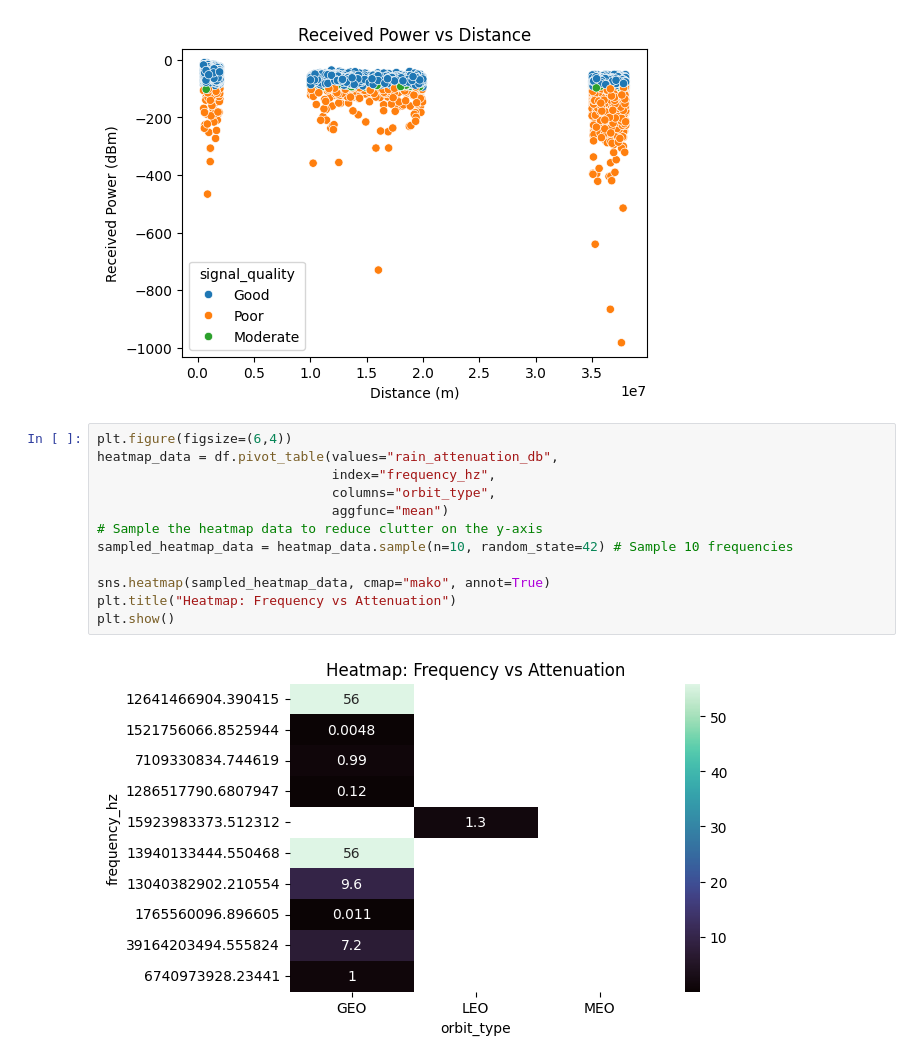
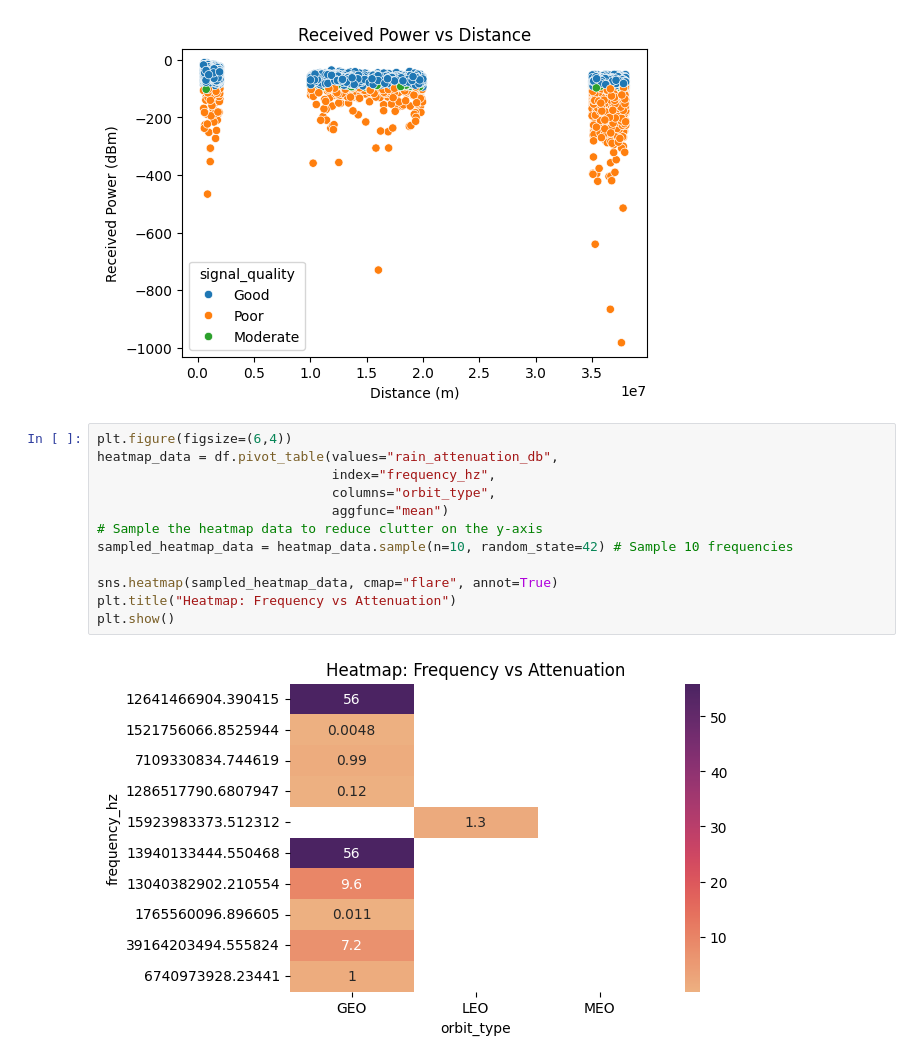
Before and after one commit to cursed-0men/Satellite-Signal-Strength-Classification, a Jupyter notebook: models/decision_tree.ipynb, the cells around one changed output. Cells and saved outputs as stored; diff of their text form.

```diff
--- a/models/decision_tree.ipynb
+++ b/models/decision_tree.ipynb
@@ -178,14 +178,14 @@ plt.show()
 # %%
 plt.figure(figsize=(6,4))
 heatmap_data = df.pivot_table(values="rain_attenuation_db",
                               index="frequency_hz",
                               columns="orbit_type",
                               aggfunc="mean")
 # Sample the heatmap data to reduce clutter on the y-axis
 sampled_heatmap_data = heatmap_data.sample(n=10, random_state=42) # Sample 10 frequencies
 
-sns.heatmap(sampled_heatmap_data, cmap="mako", annot=True)
+sns.heatmap(sampled_heatmap_data, cmap="flare", annot=True)
 plt.title("Heatmap: Frequency vs Attenuation")
 plt.show()
 # %% [output]
-[figure, old version]
+[figure, new version]
```
Also changed, not shown: 1 other file.
